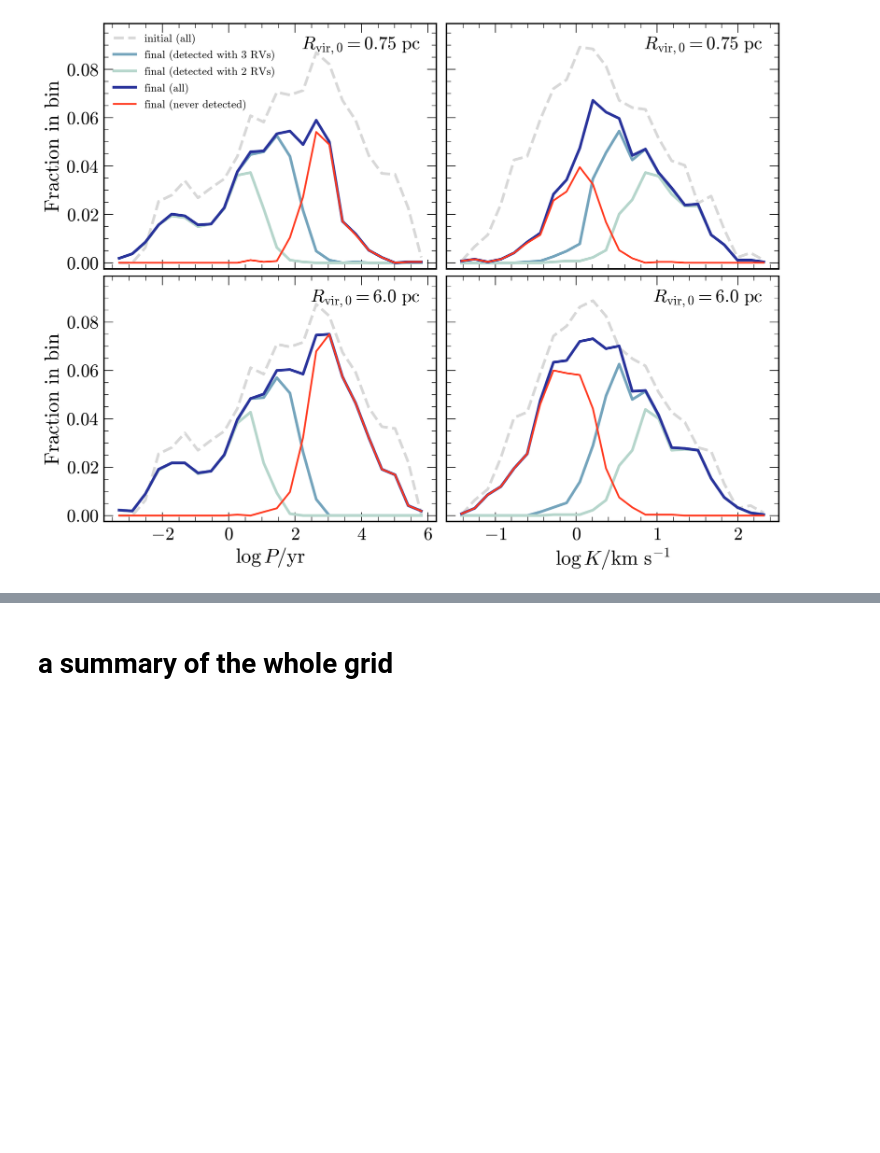
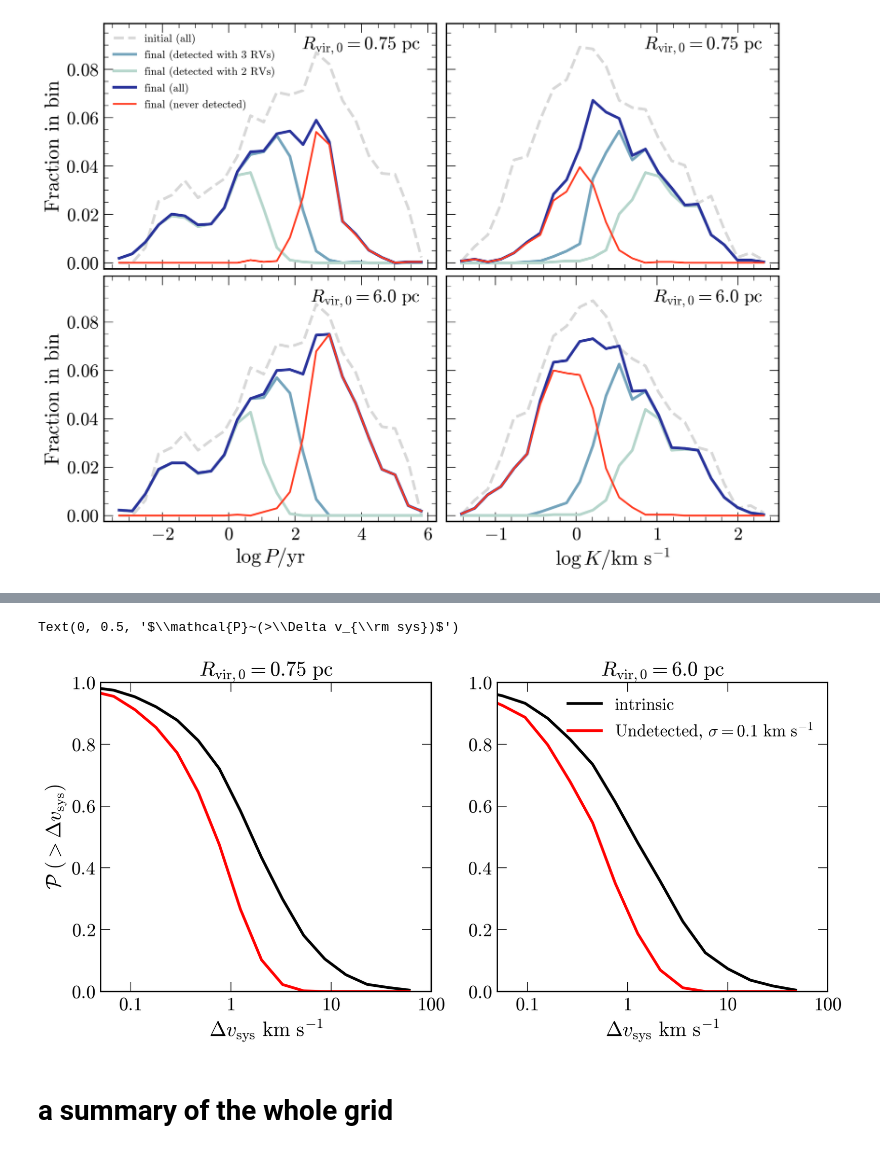
Before and after one commit to anya-m-phillips/p26, a Jupyter notebook: analysis/8_summarize_amplitudes_detections.ipynb, the cells around one changed output, grey strips where cells are left out. Saved outputs shown, nothing was run; the diff lists cells and outputs as text; code cells hidden in the pictures; blank space fills up the shorter version.

```diff
--- a/analysis/8_summarize_amplitudes_detections.ipynb
+++ b/analysis/8_summarize_amplitudes_detections.ipynb
@@ -259,3 +304,55 @@ for k, n in enumerate(n_list):
+# %%
+def get_cumdist(dvsys, bins):
+    bin_centers = (bins[1:] + bins[:-1])/2
+
+   # express as a regular histogram
+    y, _ = np.histogram(np.log10(dvsys), bins=bins)
+
+    # express as a cumulative distribution
+    total = y.sum()
+    cumulative_counts = np.cumsum(y[::-1])[::-1]
+    y_new = cumulative_counts/total
+
+    return bin_centers, y_new
+# %%
+# making the cumulative distribution version of this plot?
+
+fig, axs = plt.subplots(1,2,figsize=[14,6])#, sharey=True)
+# plt.subplots_adjust(wspace=0, hspace=0)
+for j in range(len(periods_list)):
+
+    ax = axs[j]
+    # P = periods_list[j] #* u.yr
+
+    delta_vsys = delta_vsys_list[j] #* u.km/u.s
+    detected = detections_list[j]
+
+    bins = np.linspace(np.log10(min(delta_vsys)), np.log10(max(delta_vsys)), 25)
+
+
+    bin_centers, y_new = get_cumdist(delta_vsys, bins)
+    ax.plot(10**bin_centers, y_new, zorder=0, c='k',
+            label='intrinsic')
+
+    bin_centers, y_new = get_cumdist(delta_vsys[~detected], bins)
+    ax.plot(10**bin_centers, y_new,  zorder=0, c='r',
+            label=r'Undetected, $\sigma=0.1~\rm km~s^{-1}$')
+
+    ax.set_xscale('log')
+    ax.set_xlim(0.05, 100)
+    ax.set_xlabel(r"$\Delta v_{\rm sys}~\rm km~s^{-1}$")
+    ax.set_ylim(0,1)
+    ax.set_xticks([0.1, 1, 10, 100], ["0.1", "1", "10", "100"])
+    ax.minorticks_off()
+
+axs[1].legend(loc='upper right')
+axs[0].set_title(r"$R_{\rm vir, 0}=0.75~\rm pc$")
+axs[1].set_title(r"$R_{\rm vir, 0}=6.0~\rm pc$")
+
+axs[0].set_ylabel(r"$\mathcal{P}~(>\Delta v_{\rm sys})$")
+# %% [output]
+Text(0, 0.5, '$\\mathcal{P}~(>\\Delta v_{\\rm sys})$')
+[figure, added]
 # %% [markdown]
 # a summary of the whole grid
 # %%
```
Also changed, not shown: parts of 4 cells of this notebook, 11 other files.
